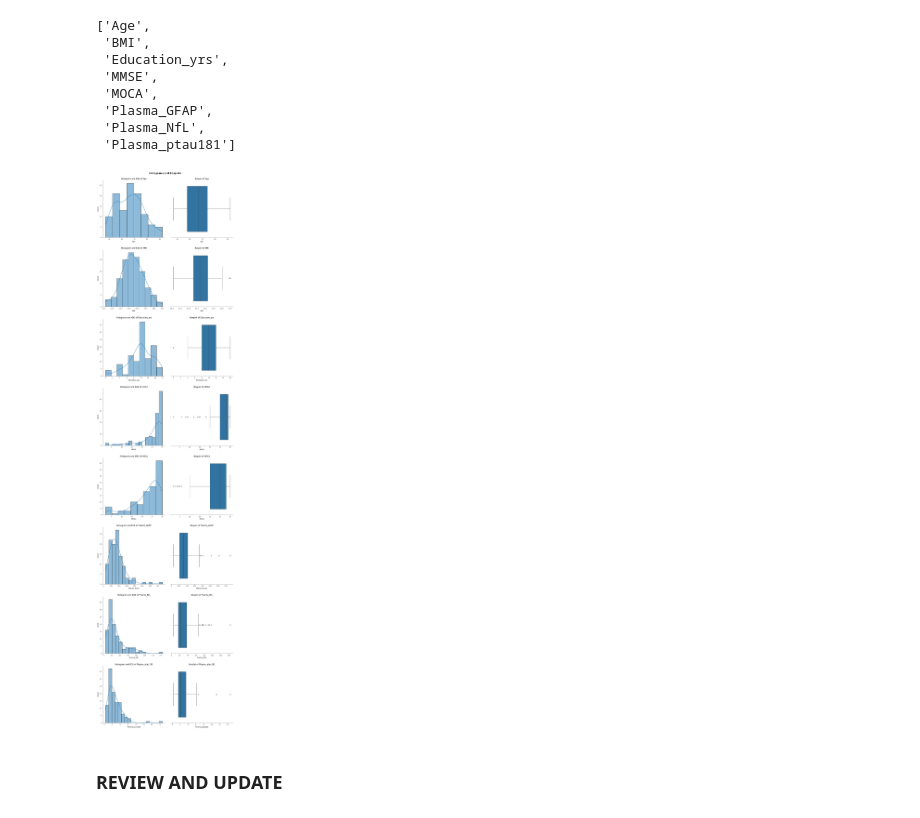
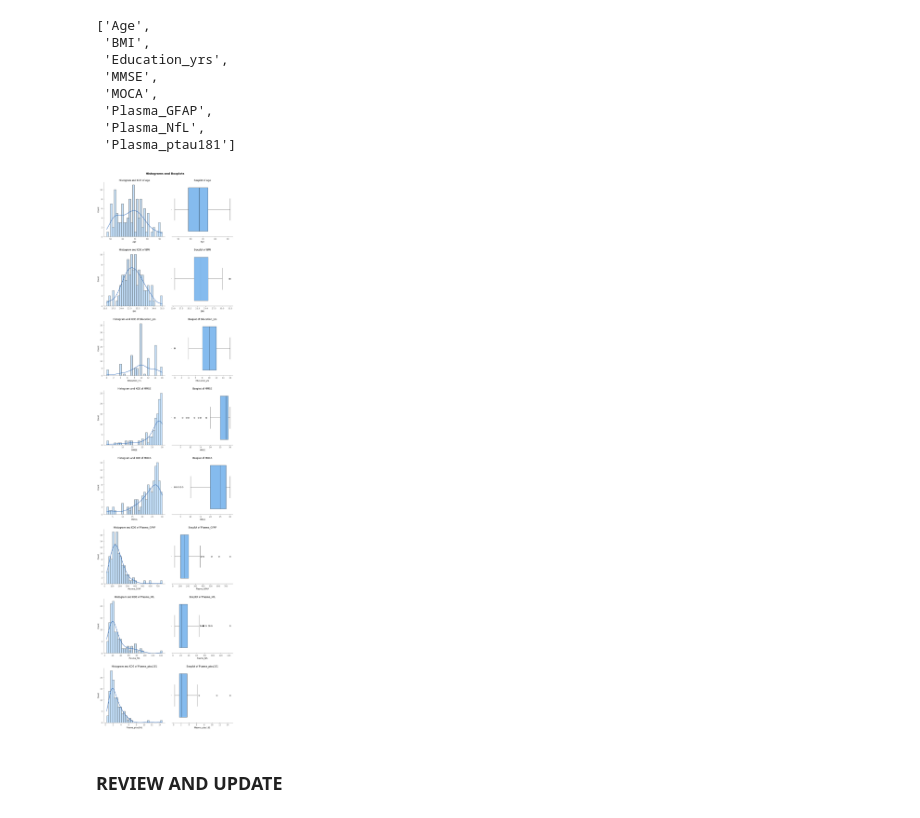
Before and after one commit to mardelmir/EDA_Project, a Jupyter notebook: functions.ipynb, the cells around one changed output. Cells and saved outputs as stored; diff of their text form; code cells hidden in the pictures.

```diff
--- a/functions.ipynb
+++ b/functions.ipynb
@@ -339,7 +377,7 @@ def plot_combined_histogram_boxplot(df, columns, *, kde = True, boxplot = False,
 # %%
-plot_combined_histogram_boxplot(df_bm, numerical_bm, kde = True, boxplot = True)
+plot_combined_numerical_distribution(df_bm, numerical_bm, kde = True, boxplot = True, bins = 30)
 # %% [output]
-[figure, old version]
+[figure, new version]
 # %% [markdown]
 ### REVIEW AND UPDATE
 # %%
```
Also changed, not shown: parts of 5 cells of this notebook, 3 other files.
